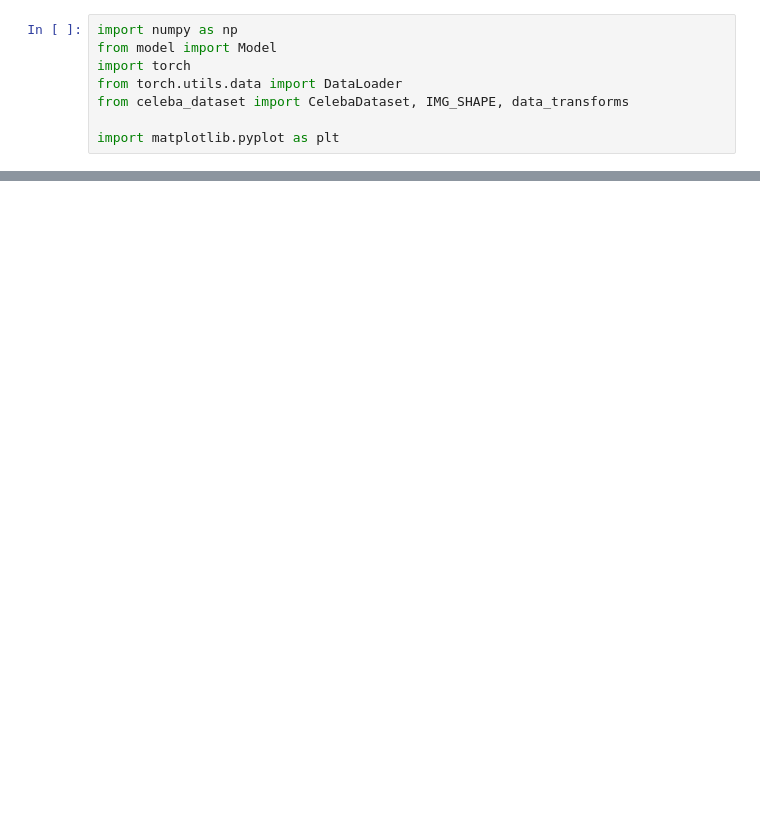
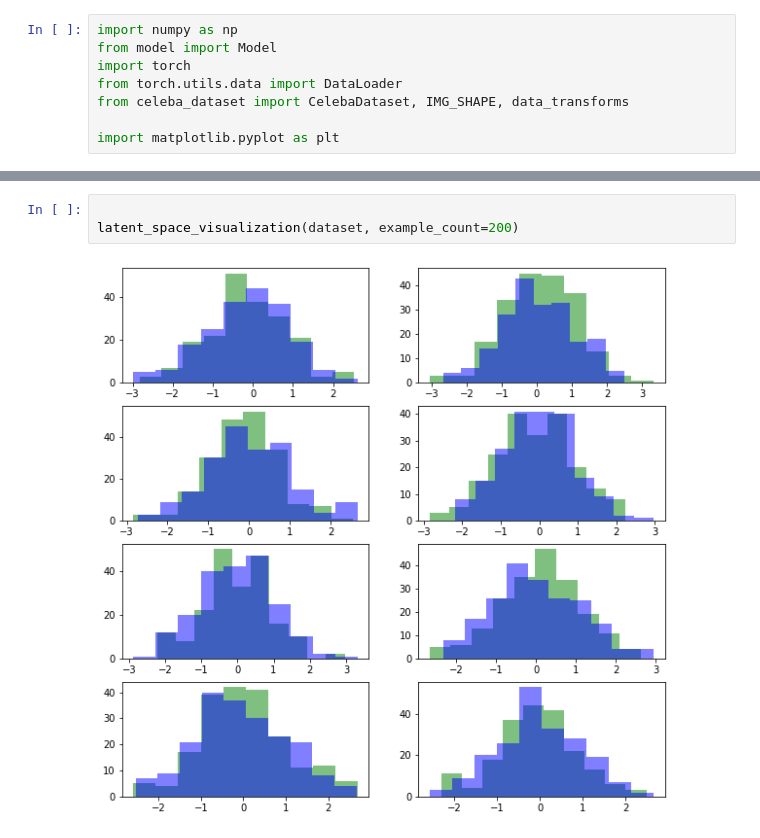
Before and after one commit to redrag0n/face_creation, a Jupyter notebook: visualization.ipynb, the cells around one changed output, grey strips where cells are left out. Cells and saved outputs as stored; diff of their text form; blank space fills up the shorter version.

```diff
--- a/visualization.ipynb
+++ b/visualization.ipynb
@@ -130,0 +114,5 @@ Clipping input data to the valid range for imshow with RGB data ([0..1] for floa
+# %%
+
+latent_space_visualization(dataset, example_count=200)
+# %% [output]
+[figure, added]
```
Also changed, not shown: parts of 12 cells of this notebook, 4 other files.
